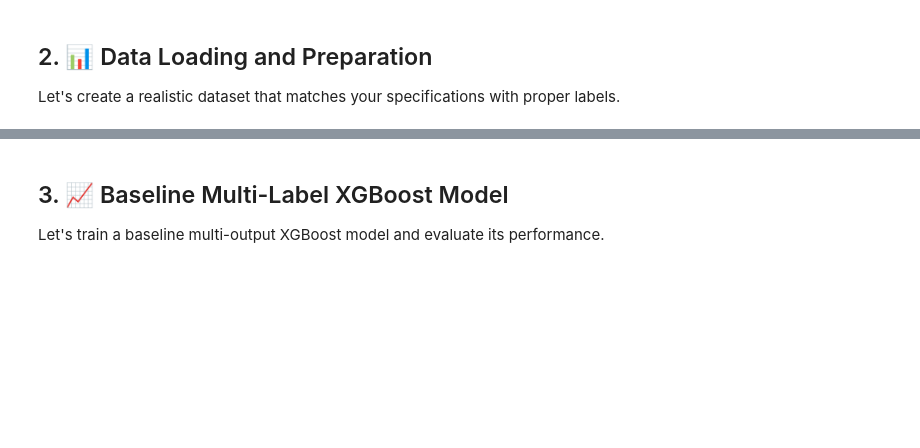
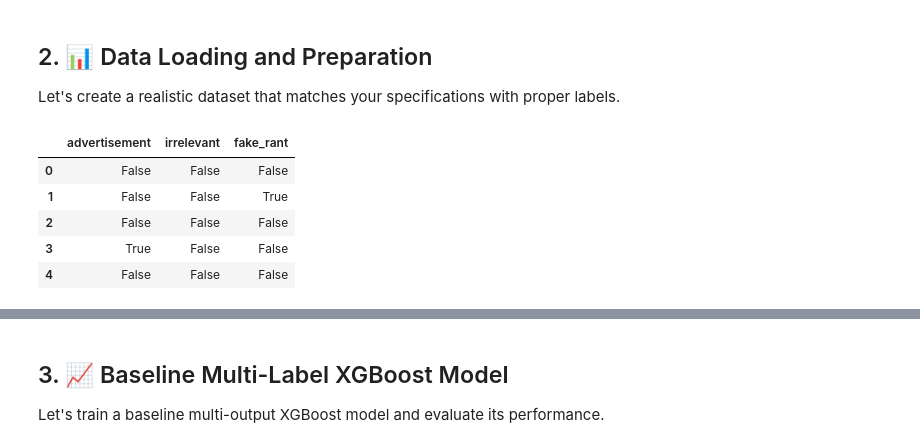
Before and after one commit to ys112/techjam2025, a Jupyter notebook: notebooks/xgboost_transformer_model.ipynb, the cells around one changed output, grey strips where cells are left out. Saved outputs shown, nothing was run; the diff lists cells and outputs as text; code cells hidden in the pictures; blank space fills up the shorter version.

```diff
--- a/notebooks/xgboost_transformer_model.ipynb
+++ b/notebooks/xgboost_transformer_model.ipynb
@@ -100,0 +120,19 @@ reviews_df.head()
+# %%
+results = pd.read_csv("../data/classification_results_qwen.csv").drop(
+    columns=["Unnamed: 0"]
+)
+
+excluded_columns = [
+    "advertisement_confidence",
+    "irrelevant_confidence",
+    "fake_rant_confidence",
+]
+results = results.drop(columns=excluded_columns)
+results.head()
+# %% [output]
+|  | advertisement | irrelevant | fake_rant |
+| 0 | False | False | False |
+| 1 | False | False | True |
+| 2 | False | False | False |
+| 3 | True | False | False |
+| 4 | False | False | False |
```
Also changed, not shown: parts of 22 cells of this notebook, 9 other files.
